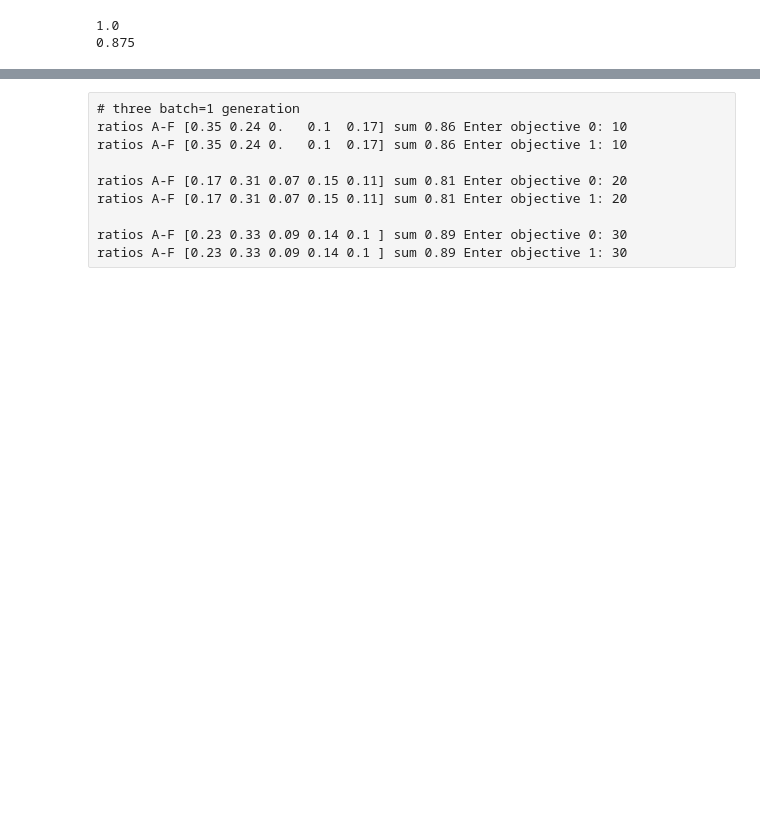
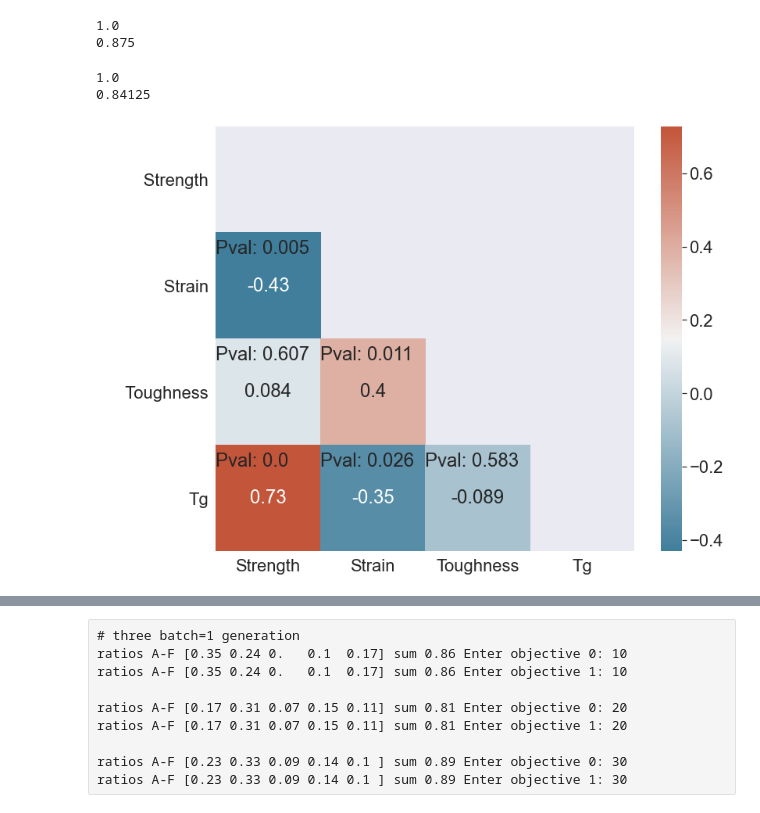
Before and after one commit to sattarik/MOBO_RFcons_LCD3D_6monomers, a Jupyter notebook: modified_3dp_6ratio.ipynb, the cells around one changed output, grey strips where cells are left out. Saved outputs shown, nothing was run; the diff lists cells and outputs as text; code cells hidden in the pictures; blank space fills up the shorter version.

```diff
--- a/modified_3dp_6ratio.ipynb
+++ b/modified_3dp_6ratio.ipynb
@@ -273,4 +290,54 @@ print (np.mean (np.array (accuracy_test)))
 # %% [output]
 1.0
 0.875
+# %%
+# consider 0 < Tg < 50 as group 1 and others 0
+Tg_group = [1 if 10<i<60 else 0 for i in Tg]
+accuracy_test = []
+accuracy_train = []
+for i in range(0, 100):
+    X_train, X_test, y_train, y_test = train_test_split(X, Tg_group, test_size=0.2, random_state=i)
+    #y_train = y_train.ravel()
+    RF = RandomForestClassifier(max_depth=40, random_state=i)
+    RF.fit(X_train, y_train)
+    pred = RF.predict_proba(X_train)
+    accuracy_test.append(RF.score(X_test, y_test))
+    accuracy_train.append(RF.score(X_train, y_train))
+
+print (np.mean (np.array (accuracy_train)))
+print (np.mean (np.array (accuracy_test)))
+# %% [output]
+1.0
+0.84125
+# %%
+df0 = pd.read_csv('Yuchao_20220721.csv').fillna(0)
+df_mechprop = df0[['Tensile_Strength(MPa)', 'Tensile_Strain_percentage',
+                   'Toughness(MJ/m3)', 'Tg']]
+df_mechprop = df_mechprop.rename(columns={
+              "Tensile_Strength(MPa)": "Strength",
+              "Tensile_Strain_percentage": "Strain",
+              "Toughness(MJ/m3)": "Toughness"})
+# %%
+def pearsonr_pval(x,y):
+    return pearsonr(x,y)[1]
+pvalue_pearson = df_mechprop.corr(method=pearsonr_pval)
+
+corr = df_mechprop.corr(method='pearson')
+sns.set(font_scale = 2)
+f, ax = plt.subplots(figsize=(12, 10))
+for i in range (0, 3):
+    plt.text (i, i+1.2, 'Pval: {}'.format(np.round(pvalue_pearson.iloc[i, i+1], 3)))
+for i in range (0, 2):
+    plt.text (i, i+2.2, 'Pval: {}'.format(np.round(pvalue_pearson.iloc[i+2, i], 3)))
+for i in range (0, 1):
+    plt.text (i, i+3.2, 'Pval: {}'.format(np.round(pvalue_pearson.iloc[i+3, i], 3)))
+
+mask = np.triu(np.ones_like(corr, dtype=bool))
+cmap = sns.diverging_palette(230, 20, as_cmap=True)
+#sns.heatmap(corr, annot=True, mask = mask, cmap=cmap, yticklabels=['   Tg', 'T', 'Strain', 'Strength'])
+sns.heatmap(corr, annot=True, mask = mask, cmap=cmap,
+            yticklabels=['     Strength', '     Strain', '     Toughness', 'Tg'])
+plt.savefig('heatmap_allmechprop.png', dpi=200)
+# %% [output]
+[figure, added]
 # %%
```
Also changed, not shown: parts of 7 cells of this notebook, 6 other files.
